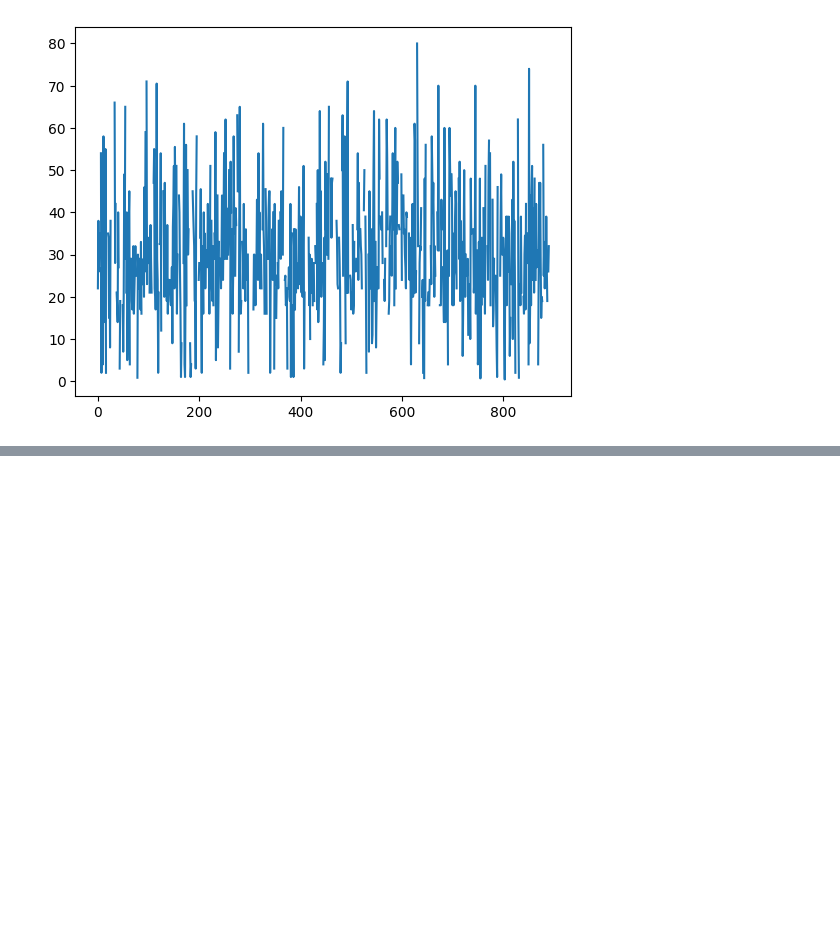
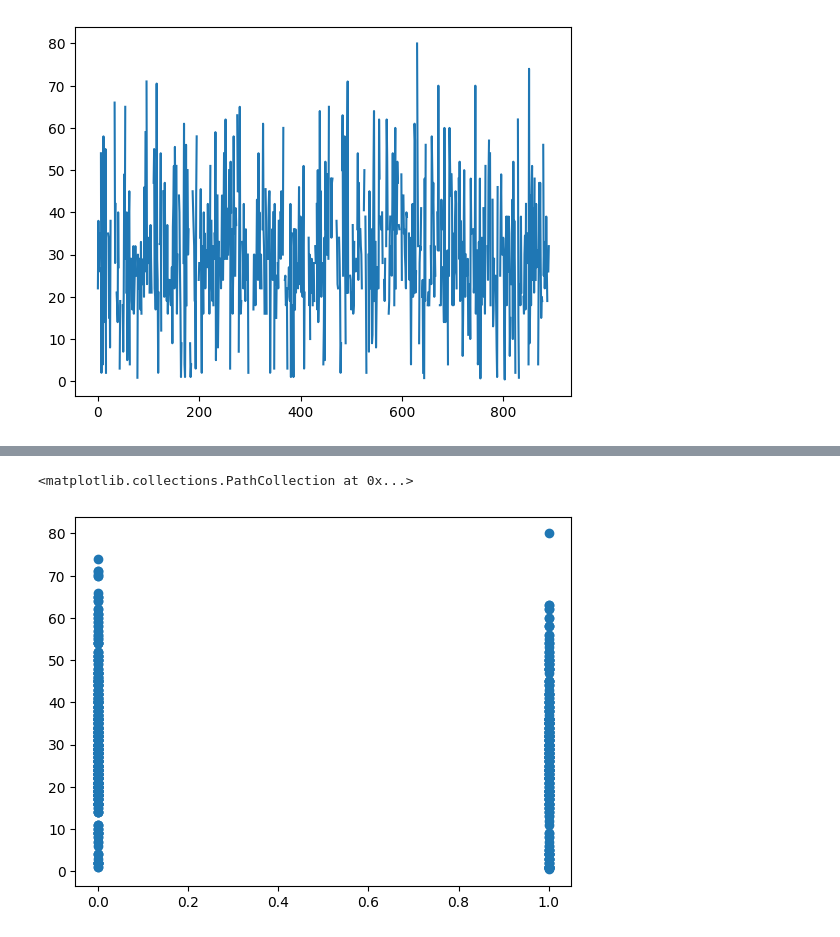
Before and after one commit to xjucelio/python-data-aula, a Jupyter notebook: src/notebooks/a2.ipynb, the cells around one changed output, grey strips where cells are left out. Cells and saved outputs as stored; diff of their text form; code cells hidden in the pictures; blank space fills up the shorter version.

Commit message:
using matplotlib n seaborn

```diff
--- a/src/notebooks/a2.ipynb
+++ b/src/notebooks/a2.ipynb
@@ -26,0 +41,7 @@ plt.plot(base.Age)
+# %%
+# grafico de dispensao
+
+plt.scatter(base.Survived, base.Age)
+# %% [output]
+<matplotlib.collections.PathCollection at 0x...>
+[figure, added]
```
Also changed, not shown: parts of 27 cells of this notebook, 1 other file.
